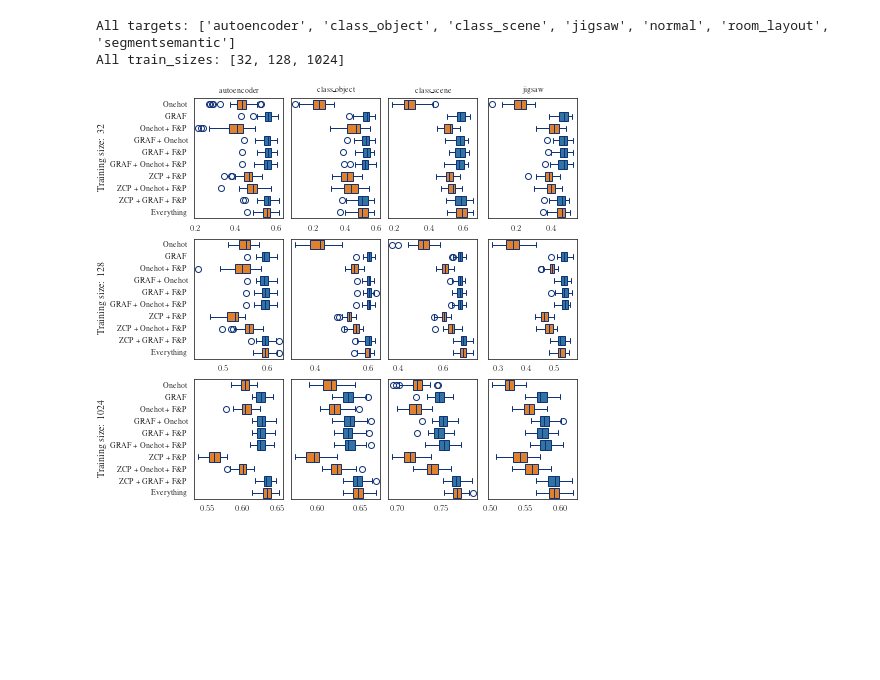
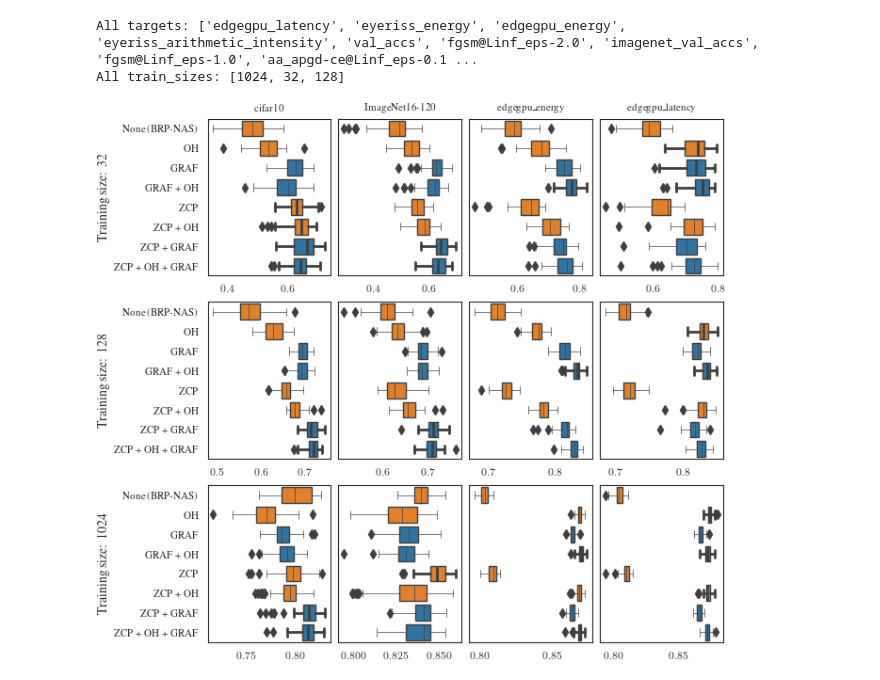
Before and after one commit to gabikadlecova/zc_combine, a Jupyter notebook: results/create_tables.ipynb, the cells around one changed output. Cells and saved outputs as stored; diff of their text form; code cells hidden in the pictures; blank space fills up the shorter version.

Commit message:
Updated predictor plot notebook, table notebook, plotting and table stuff moved to utils. Notebook for tagates results. Move naslib_results from data to results.

```diff
--- a/results/create_tables.ipynb
+++ b/results/create_tables.ipynb
@@ -230,0 +127,5 @@ Everything + PE & $0.55^{0.03}$ & $0.59^{0.01}$ & $0.63^{0.01}$ & $0.50^{0.05}$
+# %%
+all_data = tu.load_wandbd_dump('results/brpnas_results_df.pkl')
+stat_df = tu.create_stat_table(all_data, paired=False)
+all_tasks = list(all_data.columns.get_level_values(0).unique())
+print(all_tasks)
@@ -231,3 +166,11 @@ Everything + PE & $0.55^{0.03}$ & $0.59^{0.01}$ & $0.63^{0.01}$ & $0.50^{0.05}$
+# %%
+caption = '%s. Average and standard deviation of Kendall tau over 50 independent runs. Bold values indicate the best results and those that are not statistically different from them.'
+c_sets = [('BRP-NAS model results for validation accuracy prediction on cifar10 and ImageNet16-120 on NB201', ['val_accs', 'imagenet_val_accs'], [0,6])]
+
+with open('brpnas_tables_acc.tex', 'w') as f:
+    for c, cols, hlines in c_sets:
+        latex_str = tu.latex_table(all_data, stat_df, columns=cols, caption=caption%c, hlines=hlines)
+        f.write(latex_str.replace('imagenet\\_val\\_accs', 'ImageNet16-120').replace('val\\_accs', 'cifar10'))
 # %%
 import matplotlib.pyplot as plt
 import seaborn as sns
@@ -263,13 +234,35 @@ def plot_experiments(all_data, targets, train_sizes, file_name=None, labels=def_
     if file_name:
         plt.savefig(f'{file_name}.pdf')
     plt.show()
-# %%
-print("All targets:", list(all_data.columns.get_level_values(0).unique()))
-print("All train_sizes:", list(all_data.columns.get_level_values(1).unique()))
-# %% [output]
-All targets: ['autoencoder', 'class_object', 'class_scene', 'jigsaw', 'normal', 'room_layout', 'segmentsemantic']
-All train_sizes: [32, 128, 1024]
-# %%
-plot_experiments(all_data, ['autoencoder', 'class_object', 'class_scene', 'jigsaw'], [32, 128, 1024], file_name='tnb101-micro-1.pdf')
-# %% [output]
-[figure, removed]
+# %%
+print("All targets:", list(all_data.columns.get_level_values(0).unique()))
+print("All train_sizes:", list(all_data.columns.get_level_values(1).unique()))
+
+def plot_all(all_data, stat_df=None, file_name=None, split_targets=None, labels=def_labels):
+    ts = list(all_data.columns.get_level_values(0).unique())
+    targets = []
+    if not split_targets:
+        targets = [ts]
+    else:
+        st = 0
+        for s in split_targets:
+            targets.append(ts[st:st+s])
+            st += s
+
+    train_sizes = [32, 128, 1024]
+
+    for i,t in enumerate(targets):
+        if file_name:
+            fn = f'{file_name}-{i+1}'
+        else:
+            fn = None
+        plot_experiments(all_data,t, train_sizes, stat_df=stat_df, file_name=fn, labels=labels)
+# %% [output]
+All targets: ['edgegpu_latency', 'eyeriss_energy', 'edgegpu_energy', 'eyeriss_arithmetic_intensity', 'val_accs', 'fgsm@Linf_eps-2.0', 'imagenet_val_accs', 'fgsm@Linf_eps-1.0', 'aa_apgd-ce@Linf_eps-0.1 ...
+All train_sizes: [1024, 32, 128]
+# %%
+targets=['val_accs', 'imagenet_val_accs', 'edgegpu_energy', 'edgegpu_latency']
+
+plot_all(all_data[targets], stat_df=stat_df, file_name='brpnas-acc-short', labels=sel_labels)
+# %% [output]
+[figure, added]
```
Also changed, not shown: parts of 17 cells of this notebook, 7 other files.
